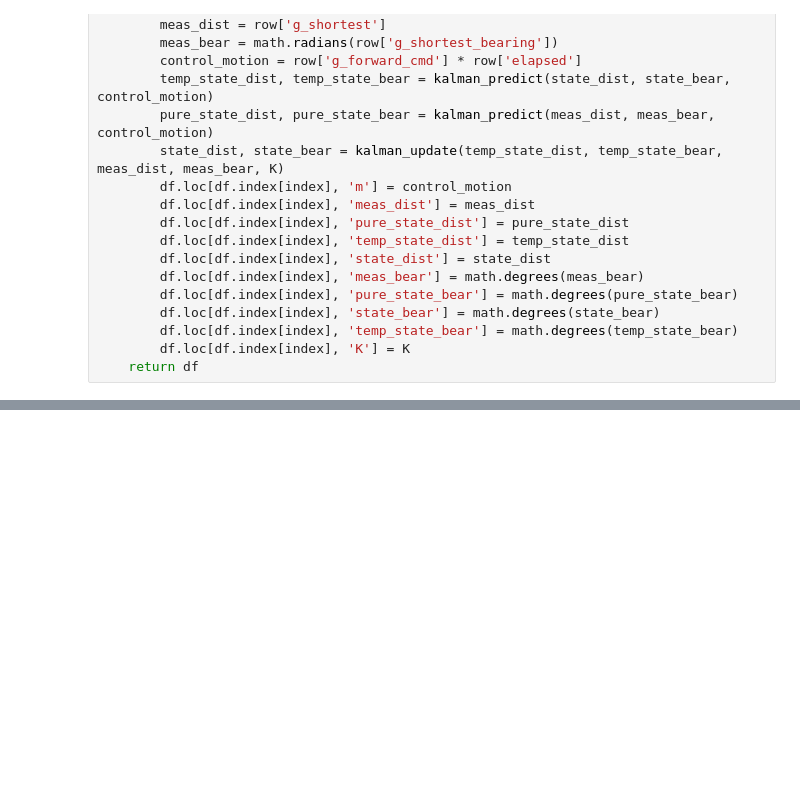
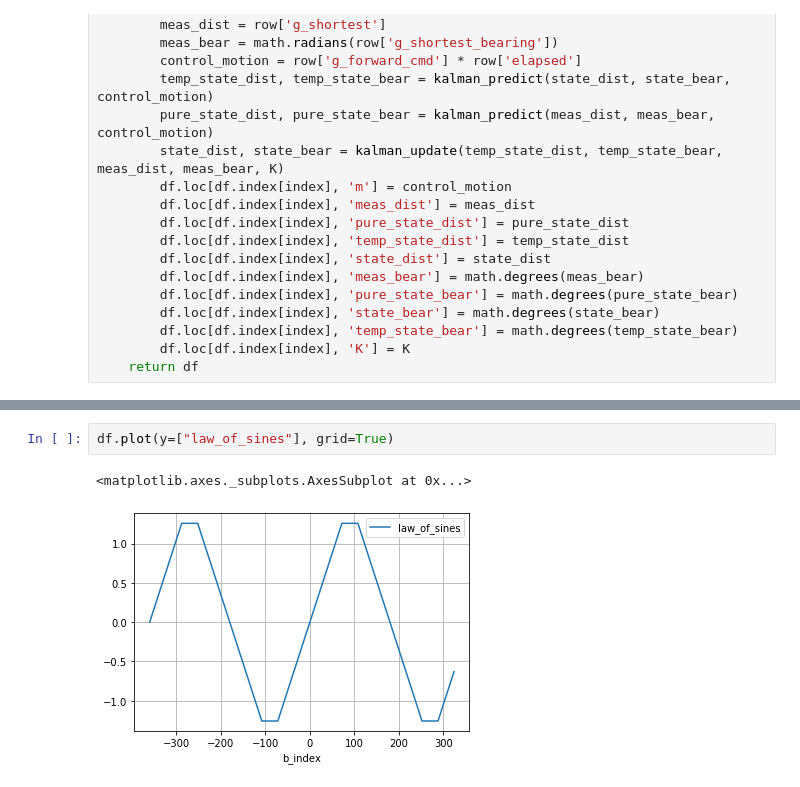
Before and after one commit to campusrover/2020prrexamples, a Jupyter notebook: scripts/kalman/Kalman Bestest.ipynb, the cells around one changed output, grey strips where cells are left out. Drawn from its saved outputs; the diff is of its cells as text; blank space fills up the shorter version.

```diff
--- a/scripts/kalman/Kalman Bestest.ipynb
+++ b/scripts/kalman/Kalman Bestest.ipynb
@@ -117,0 +157,5 @@ for K in range(0, 5):
+# %%
+df.plot(y=["law_of_sines"], grid=True)
+# %% [output]
+<matplotlib.axes._subplots.AxesSubplot at 0x...>
+[figure, added]
```
Also changed, not shown: parts of 10 cells of this notebook, 3 other files.
